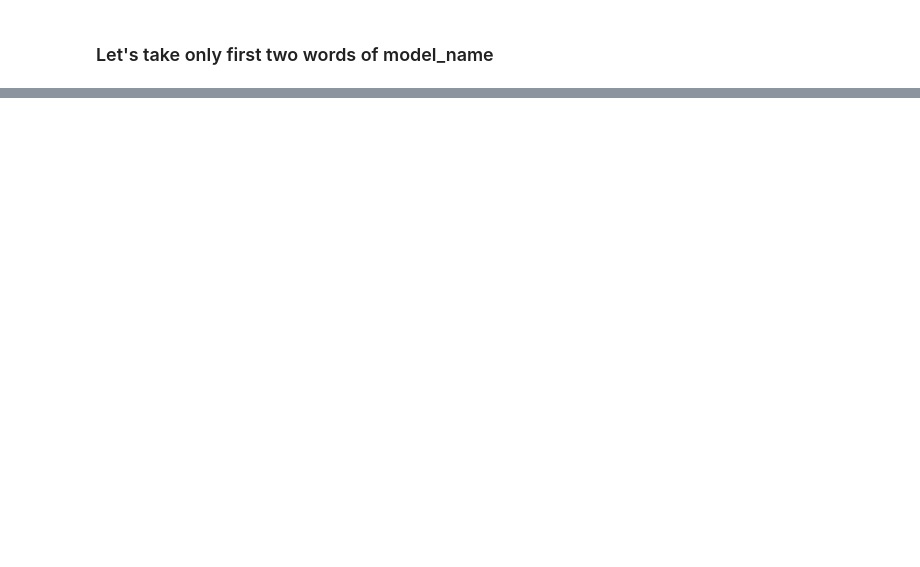
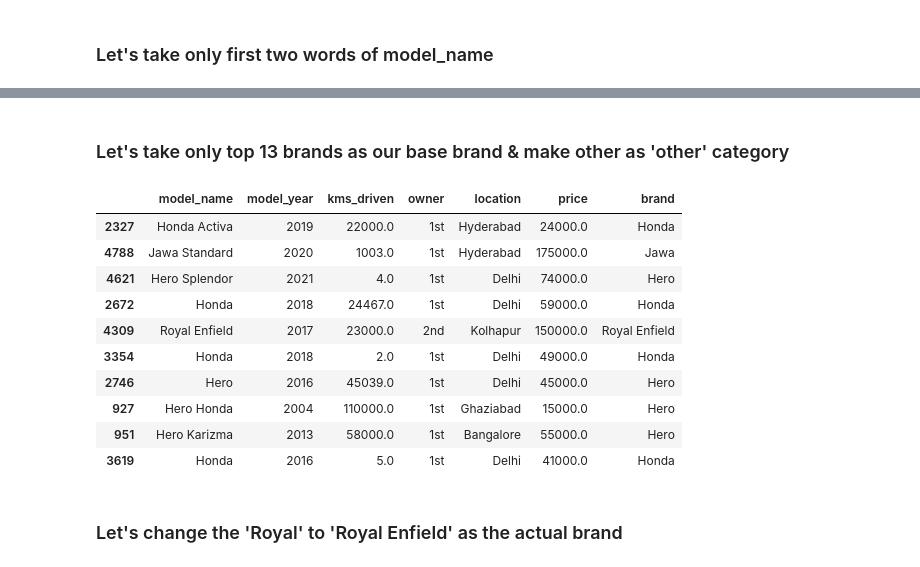
Before and after one commit to ropali/used_bike_price_prediction, a Jupyter notebook: notebooks/03-feature-eng.ipynb, the cells around one changed output, grey strips where cells are left out. Cells and saved outputs as stored; diff of their text form; code cells hidden in the pictures; blank space fills up the shorter version.

```diff
--- a/notebooks/03-feature-eng.ipynb
+++ b/notebooks/03-feature-eng.ipynb
@@ -59,0 +98,22 @@ Name: model_name, dtype: int64
+# %% [markdown]
+### Let's take only top 13 brands as our base brand & make other as 'other' category
+# %%
+top_brands = df['brand'].value_counts().index[:13]
+# %%
+df['brand'] = df['brand'].apply(lambda x: x if x in top_brands else 'other')
+# %%
+df.sample(10)
+# %% [output]
+|  | model_name | model_year | kms_driven | owner | location | price | brand |
+| 2327 | Honda Activa | 2019 | 22000.0 | 1st | Hyderabad | 24000.0 | Honda |
+| 4788 | Jawa Standard | 2020 | 1003.0 | 1st | Hyderabad | 175000.0 | Jawa |
+| 4621 | Hero Splendor | 2021 | 4.0 | 1st | Delhi | 74000.0 | Hero |
+| 2672 | Honda | 2018 | 24467.0 | 1st | Delhi | 59000.0 | Honda |
+| 4309 | Royal Enfield | 2017 | 23000.0 | 2nd | Kolhapur | 150000.0 | Royal Enfield |
+| 3354 | Honda | 2018 | 2.0 | 1st | Delhi | 49000.0 | Honda |
+| 2746 | Hero | 2016 | 45039.0 | 1st | Delhi | 45000.0 | Hero |
+| 927 | Hero Honda | 2004 | 110000.0 | 1st | Ghaziabad | 15000.0 | Hero |
+| 951 | Hero Karizma | 2013 | 58000.0 | 1st | Bangalore | 55000.0 | Hero |
+| 3619 | Honda | 2016 | 5.0 | 1st | Delhi | 41000.0 | Honda |
+# %% [markdown]
+### Let's change the 'Royal' to 'Royal Enfield' as the actual brand
```
Also changed, not shown: parts of 27 cells of this notebook, 2 other files.
